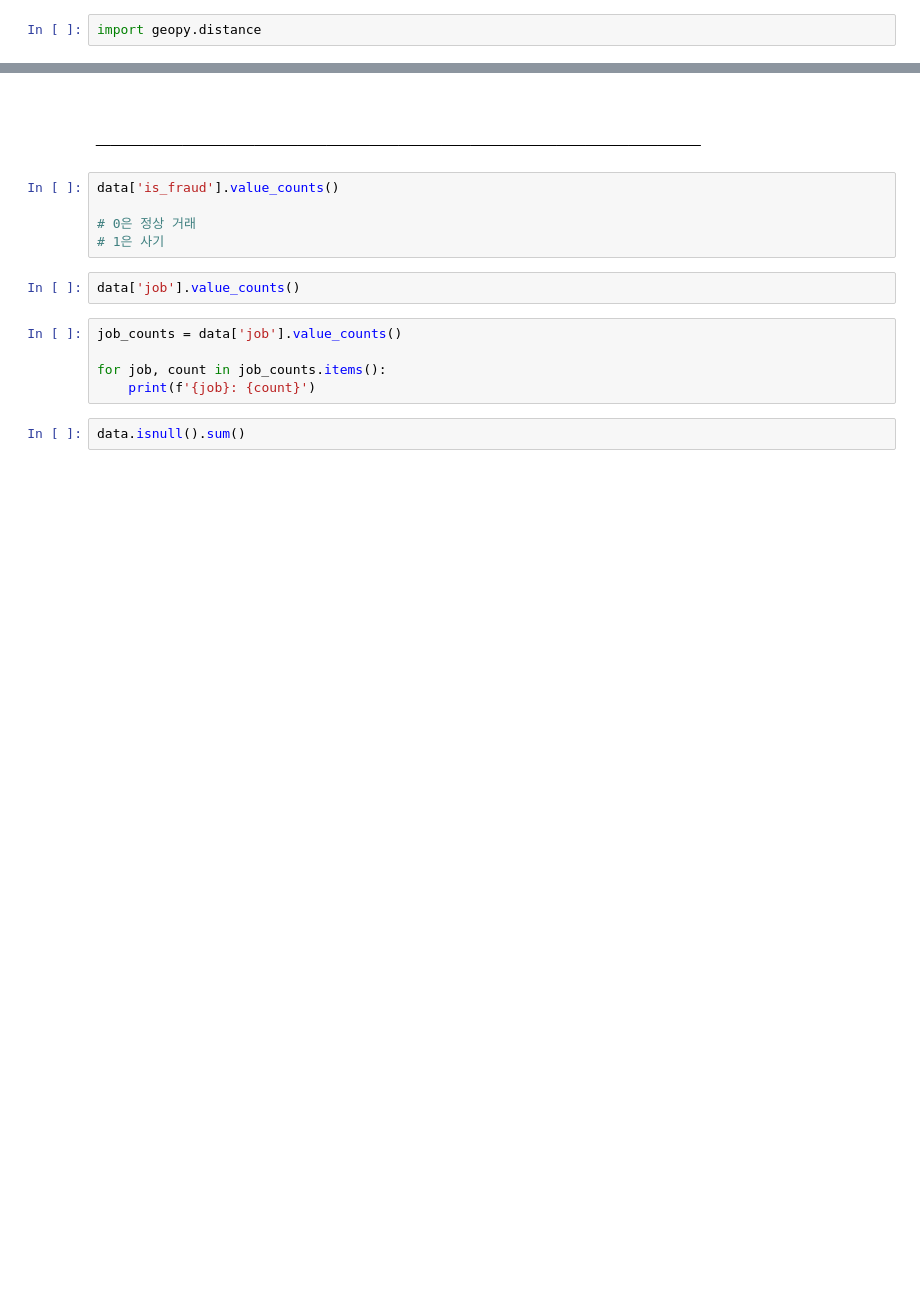
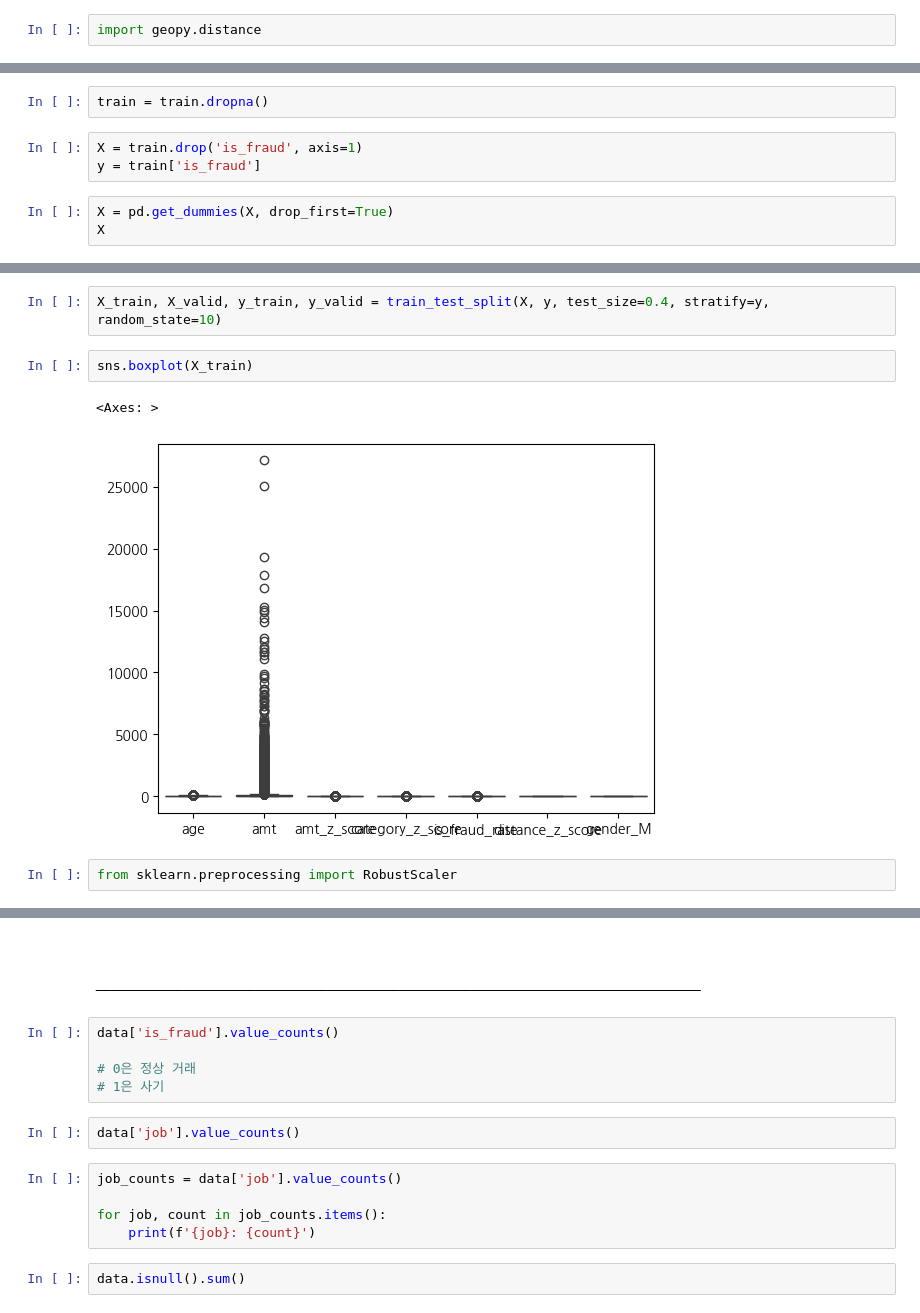
Before and after one commit to youngeunkoo/fintech_service, a Jupyter notebook: 09Time_series/08_사기탐지_신용카드_데이터분석02.ipynb, the cells around one changed output, grey strips where cells are left out. Drawn from its saved outputs; the diff is of its cells as text; blank space fills up the shorter version.

```diff
--- a/09Time_series/08_사기탐지_신용카드_데이터분석02.ipynb
+++ b/09Time_series/08_사기탐지_신용카드_데이터분석02.ipynb
@@ -501,0 +729,8 @@ data['customer_coord'] = pd.Series(zip(data['lat'], data['long']))
+# %%
+train = train.dropna()
+# %%
+X = train.drop('is_fraud', axis=1)
+y = train['is_fraud']
+# %%
+X = pd.get_dummies(X, drop_first=True)
+X
@@ -501,0 +766,9 @@ data['customer_coord'] = pd.Series(zip(data['lat'], data['long']))
+# %%
+X_train, X_valid, y_train, y_valid = train_test_split(X, y, test_size=0.4, stratify=y, random_state=10)
+# %%
+sns.boxplot(X_train)
+# %% [output]
+<Axes: >
+[figure, added]
+# %%
+from sklearn.preprocessing import RobustScaler
```
Also changed, not shown: parts of 54 cells of this notebook, 3 other files.
